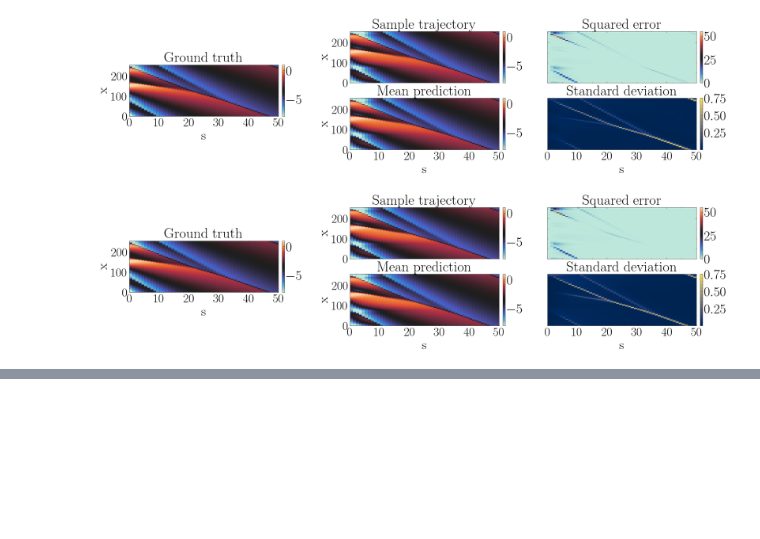
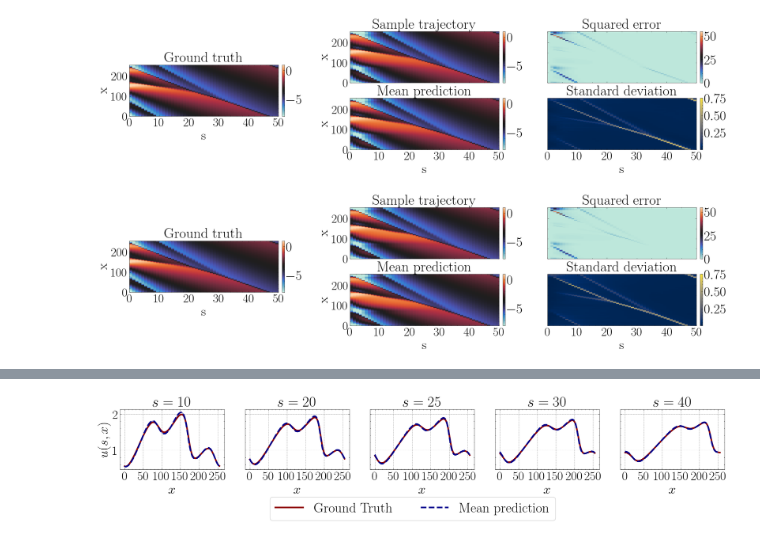
Before and after one commit to Philipp238/diffusionUQ, a Jupyter notebook: evaluation/burgers.ipynb, the cells around one changed output, grey strips where cells are left out. Drawn from its saved outputs; the diff is of its cells as text; code cells hidden in the pictures; blank space fills up the shorter version.

```diff
--- a/evaluation/burgers.ipynb
+++ b/evaluation/burgers.ipynb
@@ -143,0 +186,4 @@ plot_predictions(truth, sample, "sample")
+# %%
+plot_marginals(truth, mixednormal, "mixednormal")
+# %% [output]
+[figure, added]
```
Also changed, not shown: parts of 6 cells of this notebook, 36 other files.
